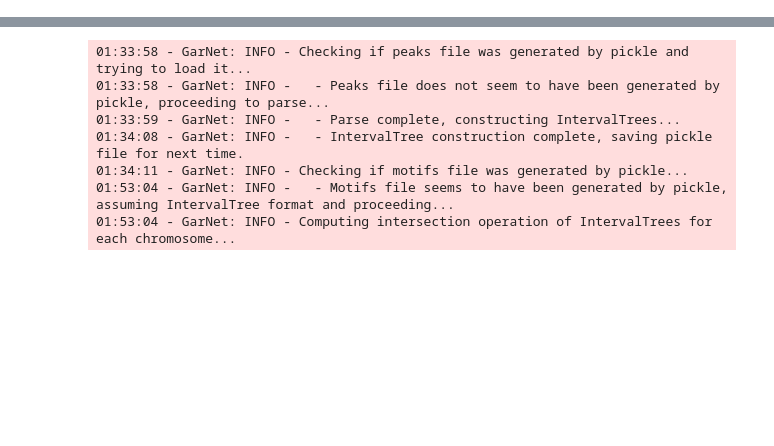
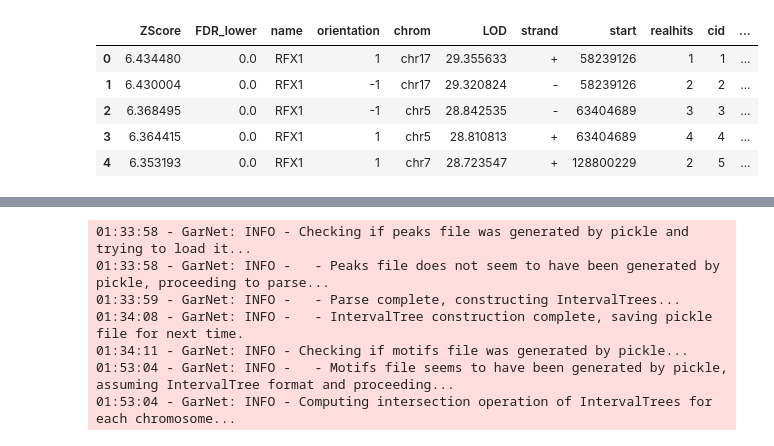
Before and after one commit to fraenkel-lab/GarNet, a Jupyter notebook: example/Example_Usage.ipynb, the cells around one changed output, grey strips where cells are left out. Saved outputs shown, nothing was run; the diff lists cells and outputs as text; code cells hidden in the pictures; blank space fills up the shorter version.

```diff
--- a/example/Example_Usage.ipynb
+++ b/example/Example_Usage.ipynb
@@ -0,0 +208,13 @@
+# %%
+motifs = motifs[["ZScore","FDR_lower","motifName","orientation","chrom","LOD","motifStrand","motifStart","realhits","cid","motifScore","NLOD","BBLS","motifEnd","medianhits","accession","FDR_upper","BLS","stdevhits"]]
+# %%
+motifs.rename(index=str, columns={"motifStart":"start", "motifEnd":"stop", "motifScore":"FDR", "motifStrand":"strand", "motifName":"name"}, inplace=True)
+# %%
+motifs.head()
+# %% [output]
+|  | ZScore | FDR_lower | name | orientation | chrom | LOD | strand | start | realhits | cid | ... |
+| 0 | 6.434480 | 0.0 | RFX1 | 1 | chr17 | 29.355633 | + | 58239126 | 1 | 1 | ... |
+| 1 | 6.430004 | 0.0 | RFX1 | -1 | chr17 | 29.320824 | - | 58239126 | 2 | 2 | ... |
+| 2 | 6.368495 | 0.0 | RFX1 | -1 | chr5 | 28.842535 | - | 63404689 | 3 | 3 | ... |
+| 3 | 6.364415 | 0.0 | RFX1 | 1 | chr5 | 28.810813 | + | 63404689 | 4 | 4 | ... |
+| 4 | 6.353193 | 0.0 | RFX1 | 1 | chr7 | 28.723547 | + | 128800229 | 2 | 5 | ... |
```
Also changed, not shown: parts of 14 cells of this notebook, 10 other files.
